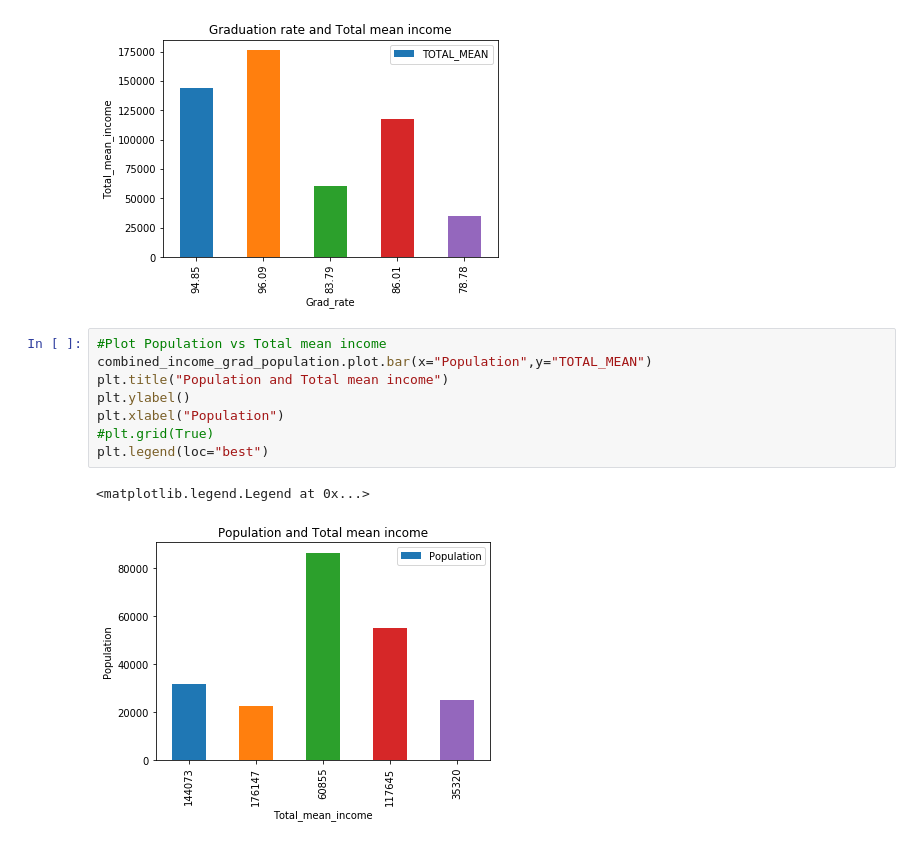
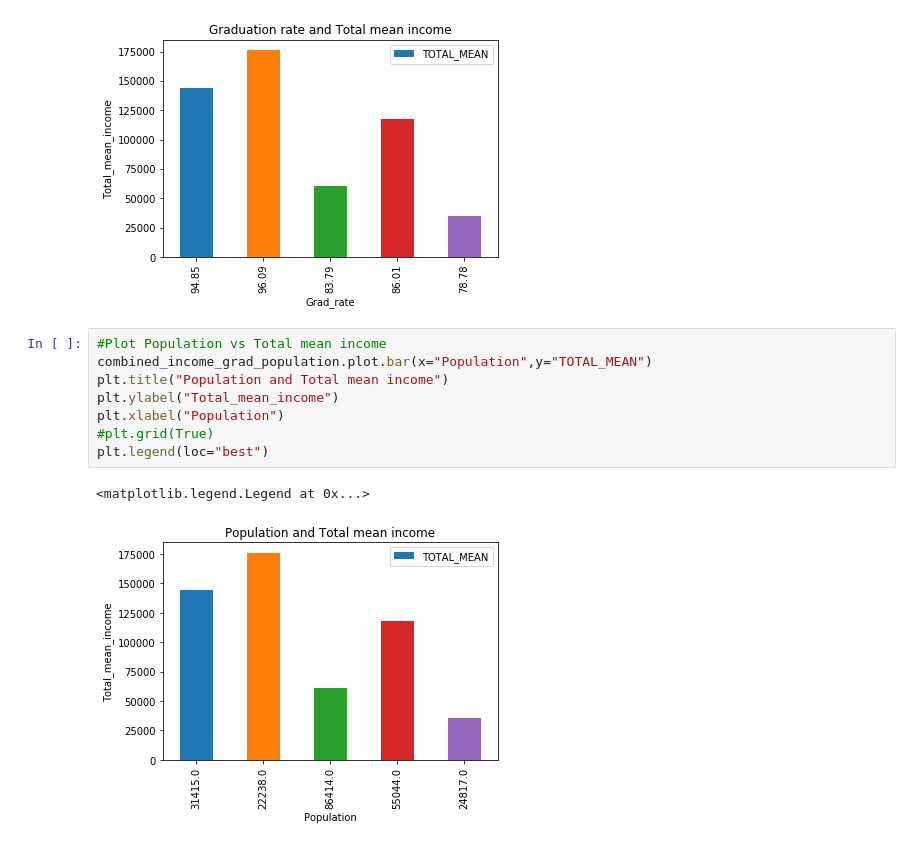
Before and after one commit to fab5-rutgers/first_project, a Jupyter notebook: Income/income_pop_grad.ipynb, the cells around one changed output. Drawn from its saved outputs; the diff is of its cells as text.

Commit message:
Plot axis changed

```diff
--- a/Income/income_pop_grad.ipynb
+++ b/Income/income_pop_grad.ipynb
@@ -98,11 +98,11 @@ plt.legend(loc="best")
 # %%
 #Plot Population vs Total mean income
 combined_income_grad_population.plot.bar(x="Population",y="TOTAL_MEAN")
 plt.title("Population and Total mean income")
-plt.ylabel()
+plt.ylabel("Total_mean_income")
 plt.xlabel("Population")
 #plt.grid(True)
 plt.legend(loc="best")
 # %% [output]
 <matplotlib.legend.Legend at 0x...>
-[figure, old version]
+[figure, new version]
```
